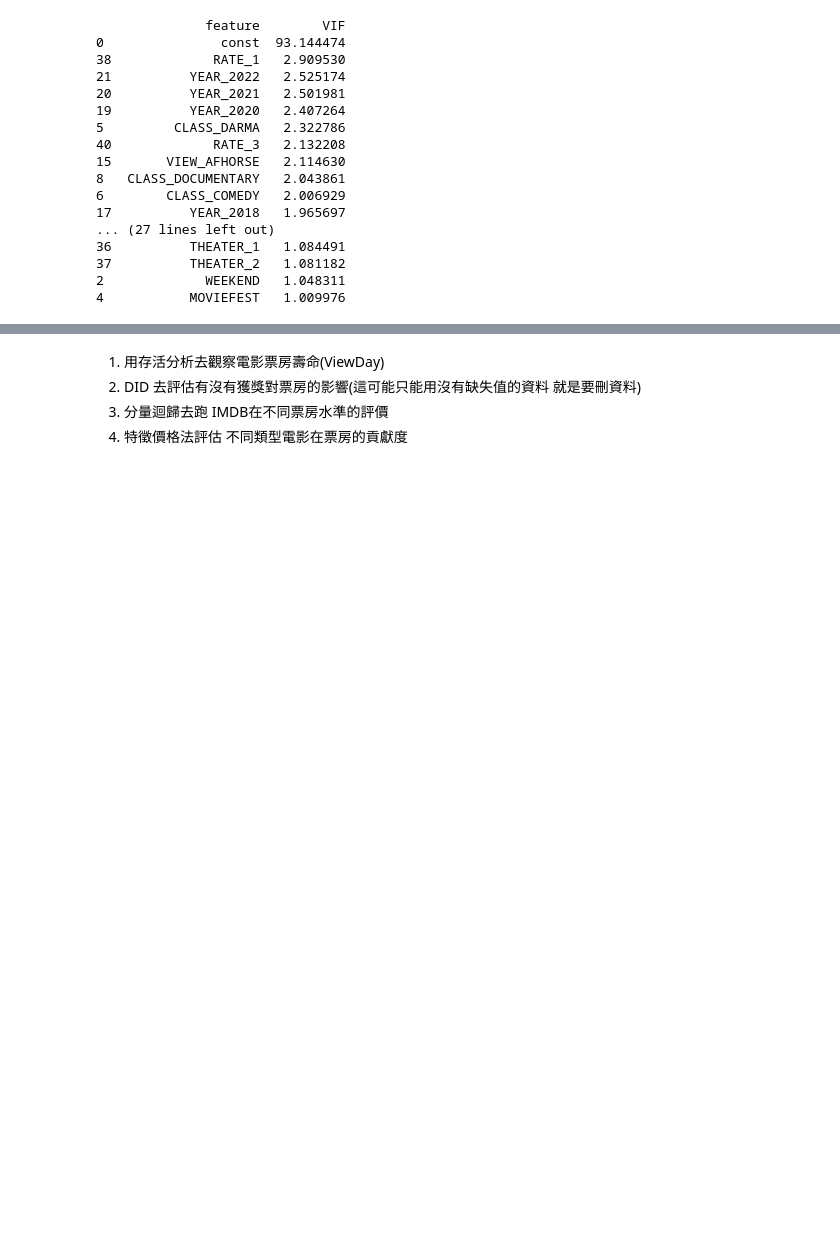
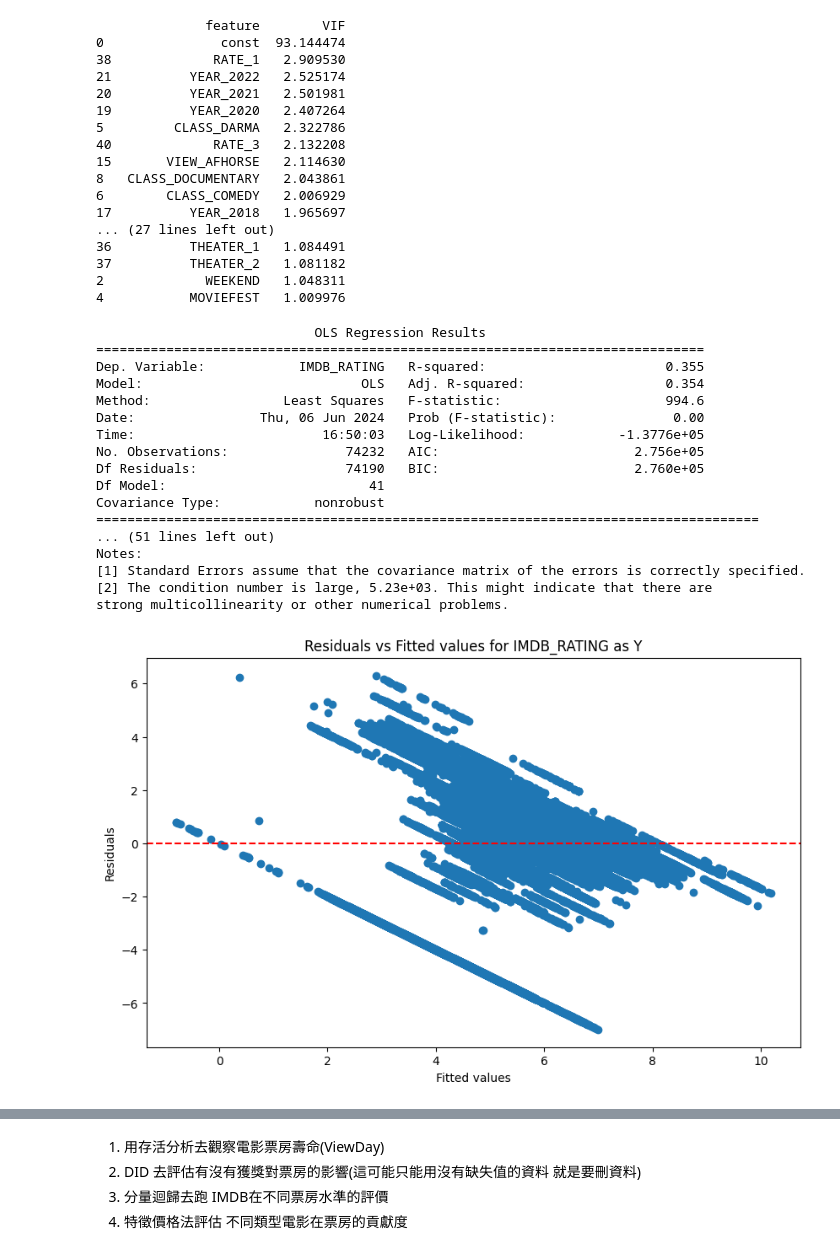
Before and after one commit to chrisj890926/Movie-data-analyze, a Jupyter notebook: 其他迴歸模型.ipynb, the cells around one changed output, grey strips where cells are left out. Cells and saved outputs as stored; diff of their text form; code cells hidden in the pictures; blank space fills up the shorter version.

Commit message:
summary

```diff
--- a/其他迴歸模型.ipynb
+++ b/其他迴歸模型.ipynb
@@ -157,2 +157,6 @@ Mean Squared Error: 3.3601494154256923
 # %%
 data = pd.read_csv(r'C:\Users\User\Dropbox\Movie\Movie.csv')
+# %%
+import pandas as pd
+
+data = pd.read_csv(r'/Users/tangjiahong/Dropbox/Movie/Movie.csv')
@@ -193,14 +277,14 @@ from statsmodels.stats.outliers_influence import variance_inflation_factor
 data.columns = map(str.upper, data.columns)
 
 # 指定依變數和自變數
-y = data['IMDB_RATING']
-X = data[['LN_AUDIENCE', 'WEEKEND', 'CUTBACK', 'MOVIEFEST', 'CLASS_DARMA', 'CLASS_COMEDY', 'CLASS_ACTION',
+y = data['LN_AUDIENCE']
+X = data[['IMDB_RATING', 'WEEKEND', 'CUTBACK', 'MOVIEFEST', 'CLASS_DARMA', 'CLASS_COMEDY', 'CLASS_ACTION',
           'CLASS_DOCUMENTARY', 'CLASS_ANIMATION', 'CLASS_OTHER', 'MOVIE_LENGTH', 'DIRECTOR_AWARD',
           'PRODUCER_FAMOUS', 'ACTOR_AWARDALL', 'VIEW_AFHORSE', 'VIEW_AFTAIPEI', 'YEAR_2018',
           'YEAR_2019', 'YEAR_2020', 'YEAR_2021', 'YEAR_2022', 'MONTH_2', 'MONTH_3', 'MONTH_4',
           'MONTH_5', 'MONTH_6', 'MONTH_7', 'MONTH_8', 'MONTH_9', 'MONTH_10', 'MONTH_11',
           'VIEW_WEEK_1', 'VIEW_WEEK_2', 'VIEW_WEEK_3', 'VIEW_WEEK_4', 'THEATER_1', 'THEATER_2',
-          'RATE_1', 'RATE_2', 'RATE_3', 'DISTRIBUTOR_1']]
+          'RATE_1', 'RATE_2', 'RATE_3', 'DISTRIBUTOR_1', 'DISTRIBUTOR_2']]
 
 # 添加常數項到自變數
 X = sm.add_constant(X)
@@ -258,3 +341,66 @@ print(vif_data)
 37          THEATER_2   1.081182
 2             WEEKEND   1.048311
 4           MOVIEFEST   1.009976
+# %%
+import pandas as pd
+import statsmodels.api as sm
+import matplotlib.pyplot as plt
+
+# 假設你的dataframe名為 'data'
+# 將列名轉換為大寫
+data.columns = map(str.upper, data.columns)
+
+# 指定依變數和自變數
+y = data['IMDB_RATING']
+X = data[['LN_AUDIENCE', 'WEEKEND', 'CUTBACK', 'MOVIEFEST', 'CLASS_DARMA', 'CLASS_COMEDY', 'CLASS_ACTION',
+          'CLASS_DOCUMENTARY', 'CLASS_ANIMATION', 'CLASS_OTHER', 'MOVIE_LENGTH', 'DIRECTOR_AWARD',
+          'PRODUCER_FAMOUS', 'ACTOR_AWARDALL', 'VIEW_AFHORSE', 'VIEW_AFTAIPEI', 'YEAR_2018',
+          'YEAR_2019', 'YEAR_2020', 'YEAR_2021', 'YEAR_2022', 'MONTH_2', 'MONTH_3', 'MONTH_4',
+          'MONTH_5', 'MONTH_6', 'MONTH_7', 'MONTH_8', 'MONTH_9', 'MONTH_10', 'MONTH_11',
+          'VIEW_WEEK_1', 'VIEW_WEEK_2', 'VIEW_WEEK_3', 'VIEW_WEEK_4', 'THEATER_1', 'THEATER_2',
+          'RATE_1', 'RATE_2', 'RATE_3', 'DISTRIBUTOR_1']]
+
+# 添加常數項到自變數
+X = sm.add_constant(X)
+
+# 擬合OLS模型
+model = sm.OLS(y, X).fit()
+
+# 打印模型摘要
+print(model.summary())
+
+# 繪製殘差圖
+plt.figure(figsize=(10, 6))
+plt.scatter(model.fittedvalues, model.resid)
+plt.axhline(y=0, color='r', linestyle='--')
+plt.xlabel('Fitted values')
+plt.ylabel('Residuals')
+plt.title('Residuals vs Fitted values for IMDB_RATING as Y')
+plt.show()
+
+# 繪製實際值與預測值的散點圖
+plt.figure(figsize=(10, 6))
+plt.scatter(y, model.fittedvalues)
+plt.xlabel('Actual IMDB_RATING')
+plt.ylabel('Predicted IMDB_RATING')
+plt.title('Actual vs Predicted IMDB_RATING')
+plt.show()
+# %% [output]
+                            OLS Regression Results
+==============================================================================
+Dep. Variable:            IMDB_RATING   R-squared:                       0.355
+Model:                            OLS   Adj. R-squared:                  0.354
+Method:                 Least Squares   F-statistic:                     994.6
+Date:                Thu, 06 Jun 2024   Prob (F-statistic):               0.00
+Time:                        16:50:03   Log-Likelihood:            -1.3776e+05
+No. Observations:               74232   AIC:                         2.756e+05
+Df Residuals:                   74190   BIC:                         2.760e+05
+Df Model:                          41
+Covariance Type:            nonrobust
+=====================================================================================
+... (51 lines left out)
+Notes:
+[1] Standard Errors assume that the covariance matrix of the errors is correctly specified.
+[2] The condition number is large, 5.23e+03. This might indicate that there are
+strong multicollinearity or other numerical problems.
+[figure, added]
```
Also changed, not shown: parts of 17 cells of this notebook, 17 other files.
